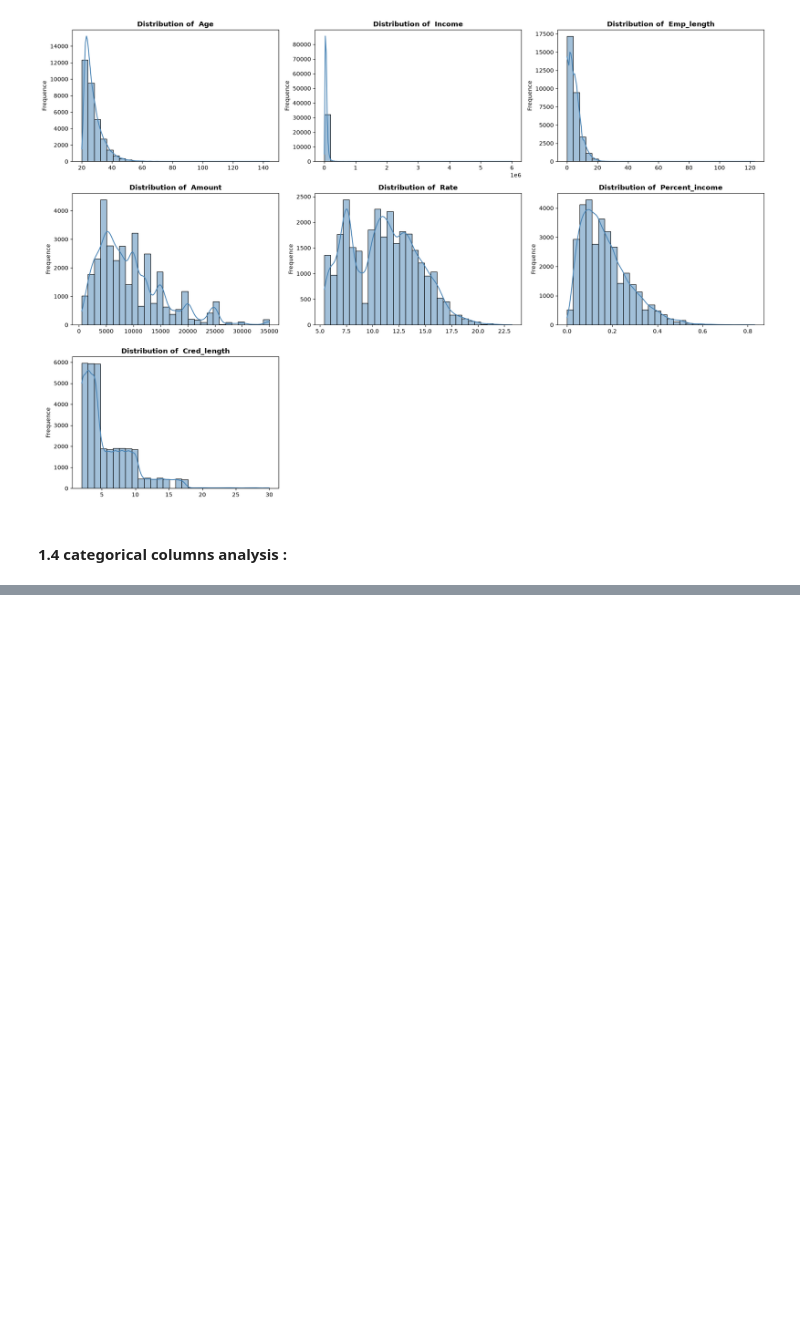
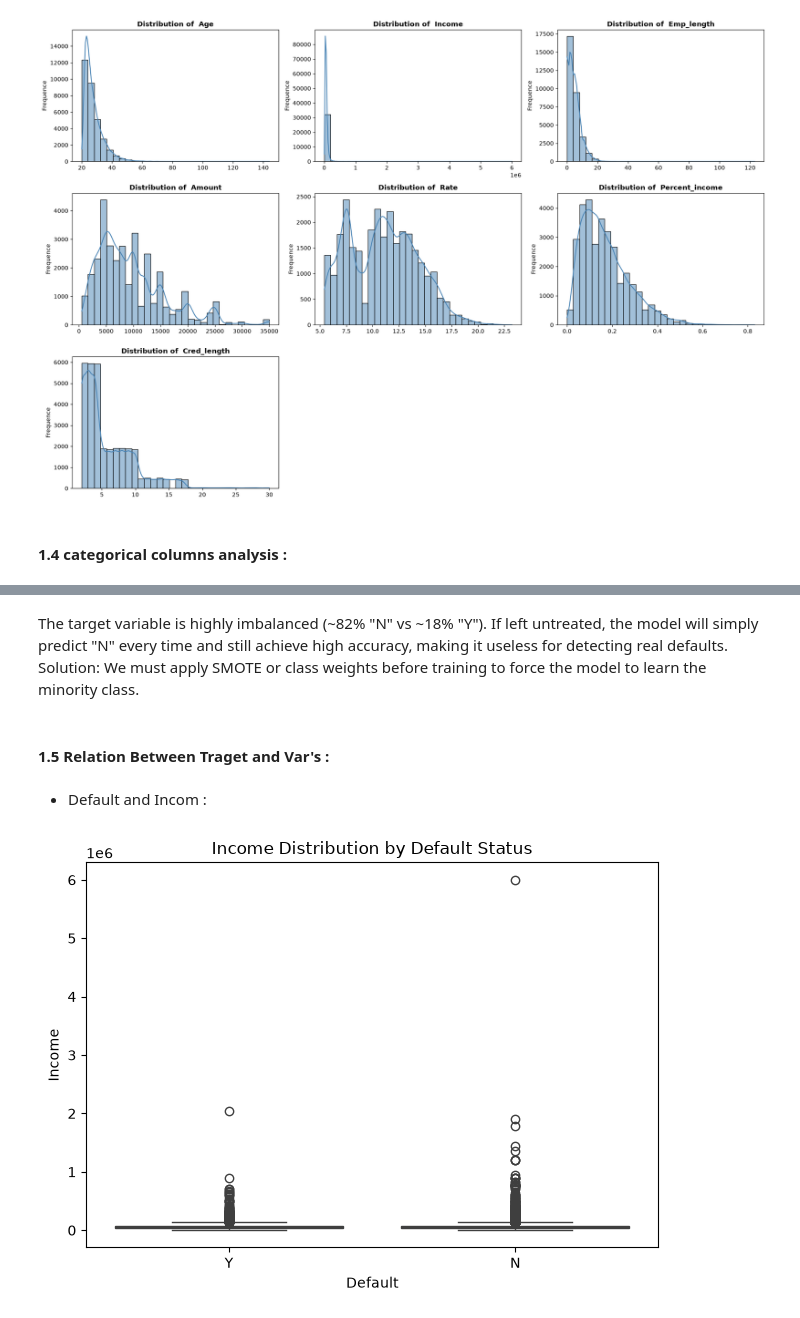
Before and after one commit to AMINEBOUT/Prediction-Model-for-Credits-Risque, a Jupyter notebook: EDA.ipynb, the cells around one changed output, grey strips where cells are left out. Drawn from its saved outputs; the diff is of its cells as text; code cells hidden in the pictures; blank space fills up the shorter version.

```diff
--- a/EDA.ipynb
+++ b/EDA.ipynb
@@ -222,0 +265,14 @@ Name: proportion, dtype: float64
+# %% [markdown]
+The target variable is highly imbalanced (~82% "N" vs ~18% "Y"). If left untreated, the model will simply predict "N" every time and still achieve high accuracy, making it useless for detecting real defaults. Solution: We must apply SMOTE or class weights before training to force the model to learn the minority class.
+# %% [markdown]
+#### 1.5 Relation Between Traget and Var's :
+# %% [markdown]
++ Default and Incom :
+# %%
+sns.boxplot(data=df, x="Default", y="Income")
+
+plt.title("Income Distribution by Default Status")
+plt.tight_layout()
+plt.show()
+# %% [output]
+[figure, added]
```
Also changed, not shown: parts of 17 cells of this notebook.
